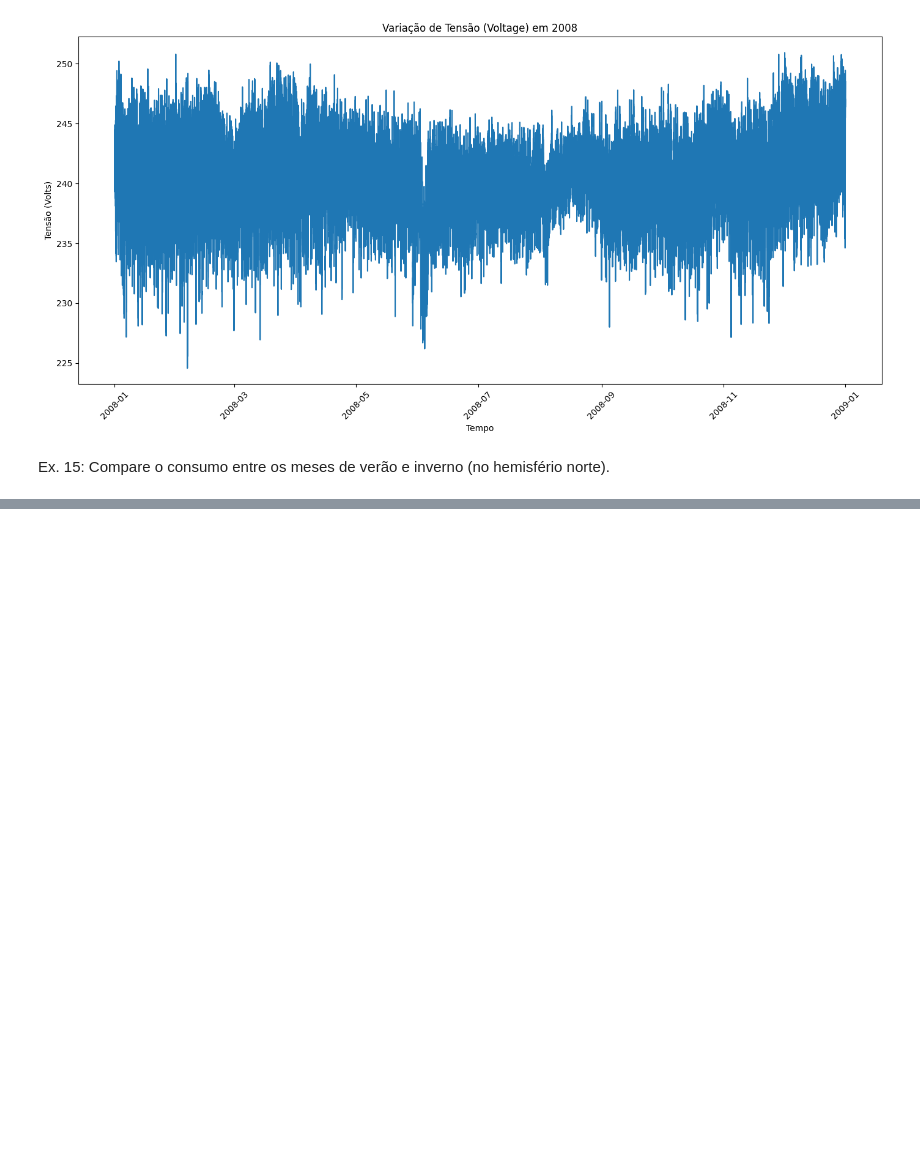
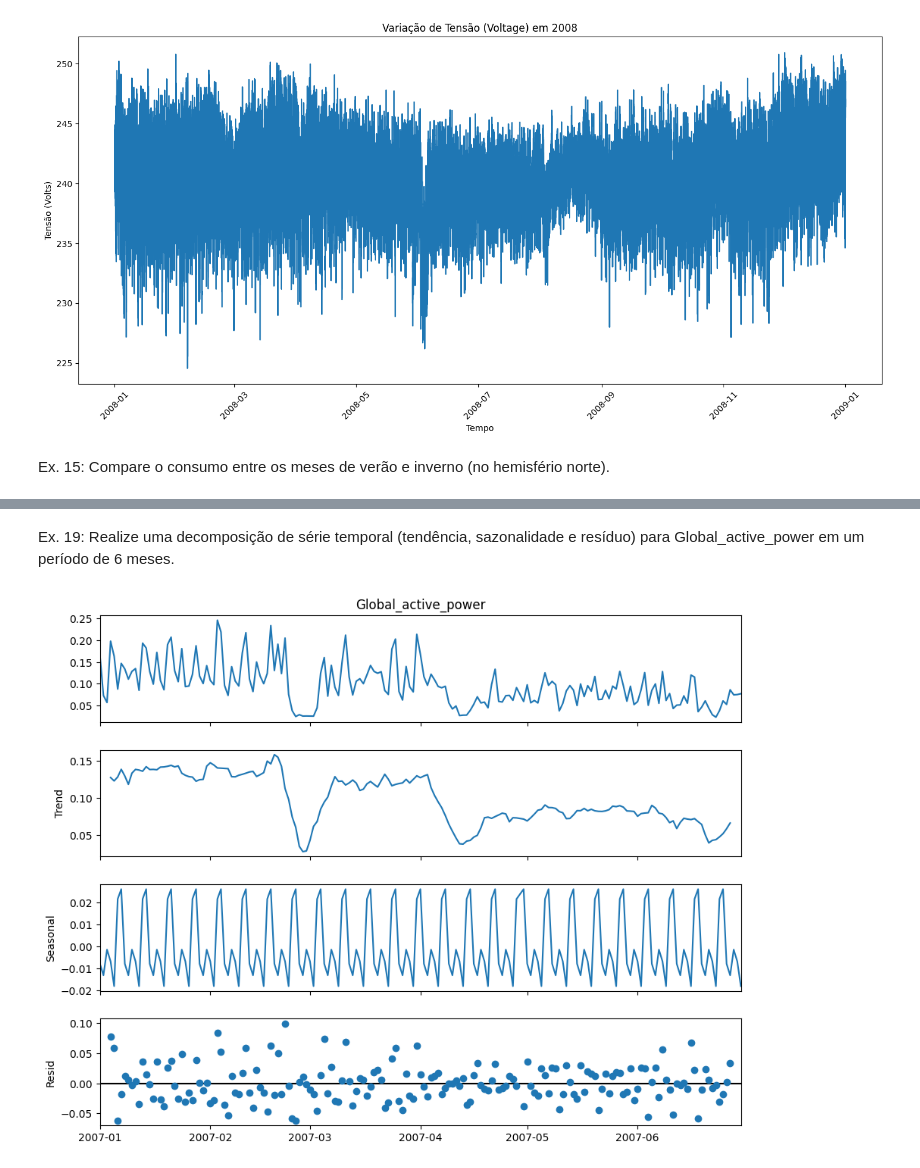
Before and after one commit to LucasWerppFranco/CP-1---Energias-Renovaveis, a Jupyter notebook: 1CCPF_CP1_SERS.ipynb, the cells around one changed output, grey strips where cells are left out. Saved outputs shown, nothing was run; the diff lists cells and outputs as text; code cells hidden in the pictures; blank space fills up the shorter version.

```diff
--- a/1CCPF_CP1_SERS.ipynb
+++ b/1CCPF_CP1_SERS.ipynb
@@ -362,0 +441,32 @@ Consumo médio de Global_active_power no inverno (Hemisfério Norte): 1.42 kW
+# %% [markdown]
+Ex. 19: Realize uma decomposição de série temporal (tendência, sazonalidade e resíduo) para Global_active_power em um período de 6 meses.
+# %%
+from statsmodels.tsa.seasonal import seasonal_decompose
+
+# Ensure the DataFrame is sorted by Date and Time for time series analysis
+df['datetime'] = pd.to_datetime(df['Date'].astype(str) + ' ' + df['Time'], format='%Y-%m-%d %H:%M:%S')
+df = df.set_index('datetime').sort_index()
+
+# Resample the data to a lower frequency (e.g., daily) for decomposition
+# Using mean to aggregate the 'Global_active_power' for each day
+daily_data = df['Global_active_power'].resample('D').mean().dropna()
+
+# Select a 6-month period for decomposition
+# Adjust the start and end dates as needed based on your data's time range
+start_date = '2007-01-01'
+end_date = '2007-06-30'
+six_month_period = daily_data[start_date:end_date]
+
+# Perform seasonal decomposition
+# The model can be 'additive' or 'multiplicative'
+# The period should be set based on the seasonality of your data (e.g., 7 for daily data with weekly seasonality)
+# If you expect yearly seasonality with daily data, the period would be 365 (or 365.25)
+# For simplicity, let's assume a weekly seasonality for daily data in this example (period=7)
+decomposition = seasonal_decompose(six_month_period, model='additive', period=7)
+
+# Plot the decomposed components
+fig = decomposition.plot()
+fig.set_size_inches(10, 8)
+plt.show()
+# %% [output]
+[figure, added]
```
Also changed, not shown: parts of 19 cells of this notebook.
